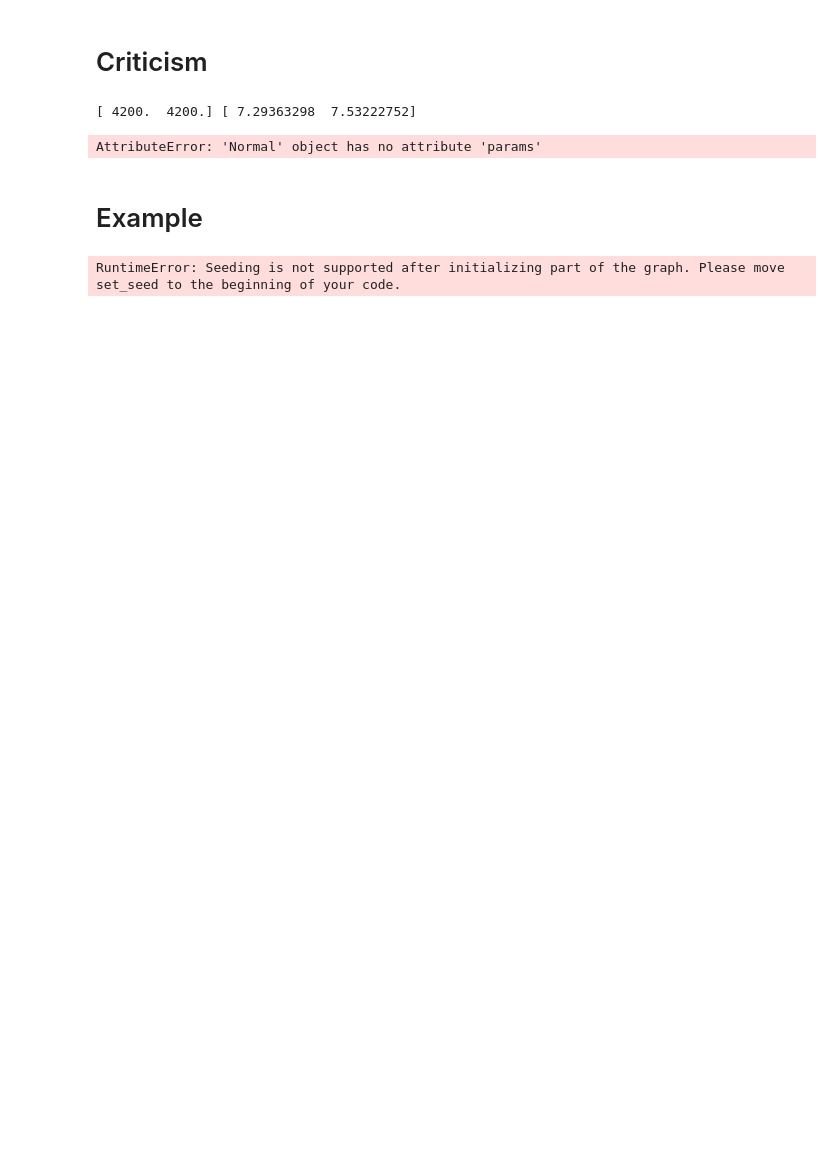
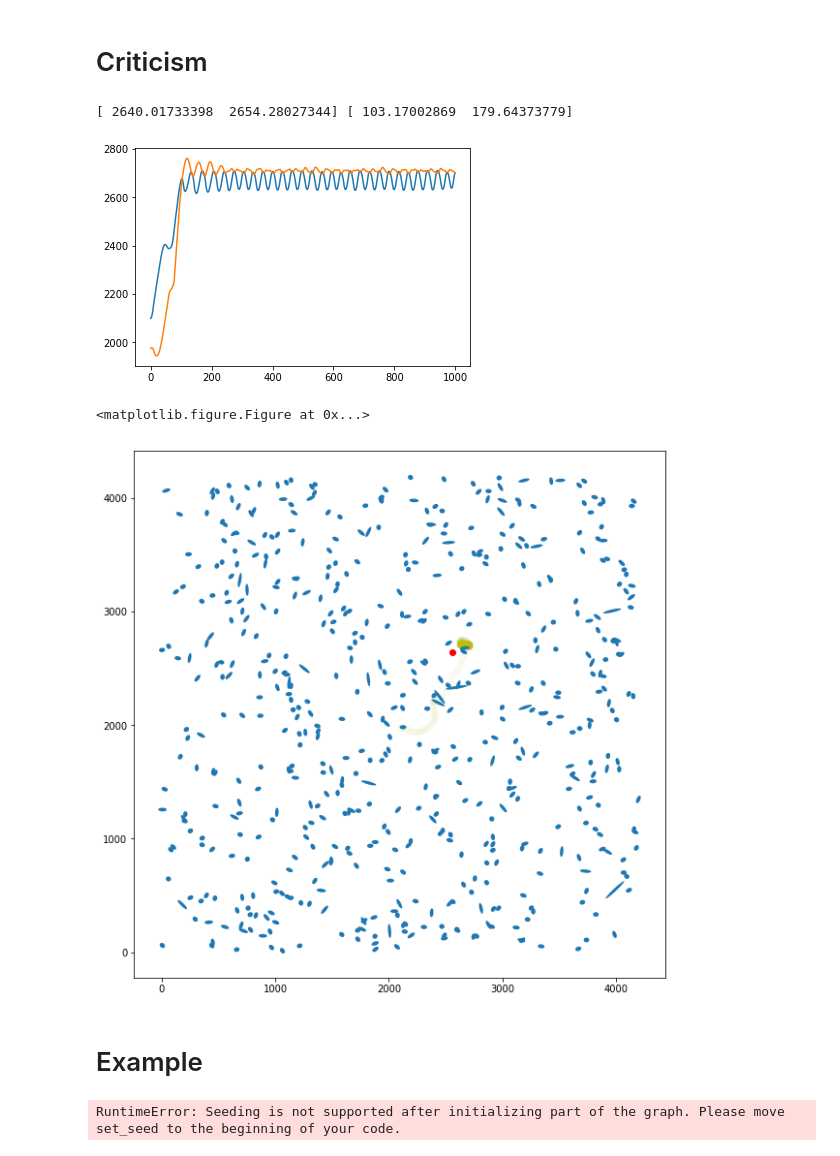
Before and after one commit to HTplex/probp.finalproject, a Jupyter notebook: 1.1-J.ipynb, the cells around one changed output. Saved outputs shown, nothing was run; the diff lists cells and outputs as text; code cells hidden in the pictures; blank space fills up the shorter version.

```diff
--- a/1.1-J.ipynb
+++ b/1.1-J.ipynb
@@ -115,12 +115,12 @@ X = tf.placeholder(tf.float32, [N, 2])
 X_e1 = e1_e2[:,:1].reshape(N).tolist()
 X_e2 = e1_e2[:,1:].reshape(N).tolist()
 
-#Xh = Uniform(low=[0.,0.],high=[4200., 4200.])
+# Xh = Uniform(low=[0.,0.],high=[4200., 4200.])
 Xh = Normal(loc=tf.constant([2100., 2100.]), scale=tf.constant(20.0))
-#Xh = [2315.61, 1082.86]
-m = tf.constant(120.) # Gamma(2.0, 2.0)
+# Xh = [2315.61, 1082.86]
+m = tf.constant(5.)
 
-sigma = tf.constant(0.05) #InverseGamma(5.0, 1.0)
+sigma = tf.constant(.05) #InverseGamma(20.0, 1.0)
 
 l2diff = tf.sqrt(tf.reduce_sum(tf.square(X - Xh), reduction_indices=1))
 
@@ -129,8 +129,8 @@ sess = ed.get_session()
 mu = m / tf.maximum(l2diff, 240.)
 
 print(sess.run(sigma))
-e1 = Normal(loc = tangential(X, Xh, 0)*mu, scale = sigma)
-e2 = Normal(loc = tangential(X, Xh, 1)*mu, scale = sigma)
+e1 = Normal(loc = tangential(X, Xh, 0), scale = sigma)
+e2 = Normal(loc = tangential(X, Xh, 1), scale = sigma)
 # %% [output]
 0.05
 # %% [markdown]
@@ -178,0 +172,10 @@ print(sess.run(qXh.mean()))
+# %%
+# Inference
+def constraints_normal(T):
+    return tf.minimum(tf.maximum(tf.Variable(tf.random_normal([T, 2], mean=[2100., 2100.],stddev=100.)), 0), 4200)
+
+T = 1000
+qXh = Empirical(params=constraints_normal(T))
+#qsig = Empirical(params=tf.Variable(tf.zeros(10000)))
+inference = ed.SGHMC({Xh: qXh}, data={X: pos_xy, e1:X_e1, e2:X_e2})
+inference.run(step_size=15.)
@@ -185,36 +190,38 @@ def draw_sky(galaxies):
     fig = plt.figure(figsize=(10,10))
     ax = fig.add_subplot(111, aspect='equal')
     n = galaxies.shape[0]
     for i in range(n):
         _g = galaxies[i,:]
         x,y = _g[0], _g[1]
         d = np.sqrt( _g[2]**2 + _g[3]**2 )
         a = 1.0/ ( 1 - d )
         b = 1.0/( 1 + d)
         theta = np.degrees( np.arctan2( _g[3], _g[2])*0.5 )
 
         ax.add_patch( Ellipse(xy=(x, y), width=size_multiplier*a, height=size_multiplier*b, angle=theta) )
     ax.autoscale_view(tight=True)
 
     return fig
 
 mean, stddev = sess.run([qXh.mean(), qXh.stddev()])
 print(mean, stddev)
 samples = sess.run(qXh.params)
 #plt.hist(samples, bins='auto')
 #plt.show()
 
 # Trace plot.
 plt.plot(samples)
 plt.show()
 plt.clf()
-fig = draw_sky(all_sky_star[sky][select,1:])
+fig = draw_sky(all_sky_star[sky][:,1:])
 plt.scatter(samples[:,0], samples[:,1], alpha = 0.015, c = "y")
 plt.scatter(halo[sky,2],halo[sky,3], c = "r")
 plt.show()
 # %% [output]
-[ 4200.  4200.] [ 7.29363298  7.53222752]
+[ 2640.01733398  2654.28027344] [ 103.17002869  179.64373779]
+[figure, added]
-AttributeError: 'Normal' object has no attribute 'params'
+<matplotlib.figure.Figure at 0x...>
+[figure, added]
 # %% [markdown]
 # Example
 # %%
```
Also changed, not shown: parts of 8 cells of this notebook.
